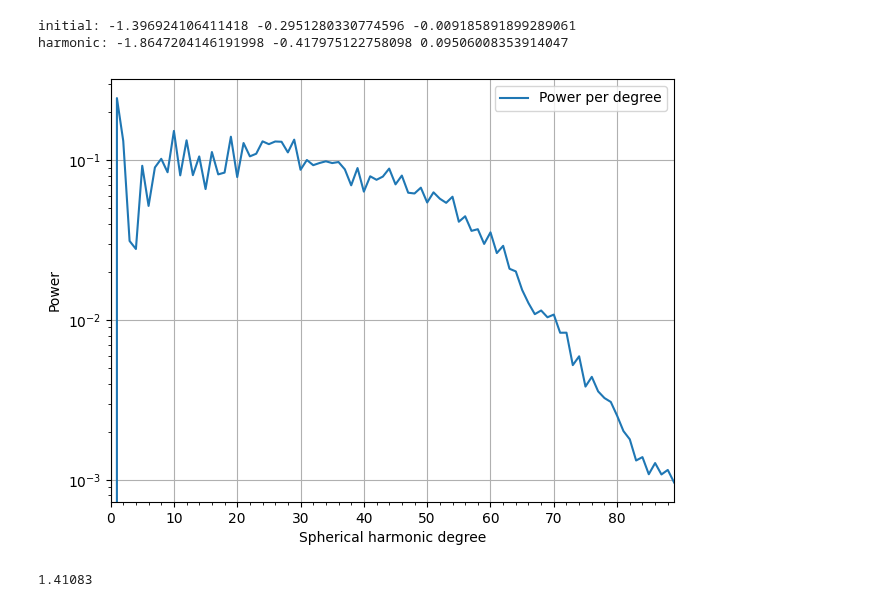
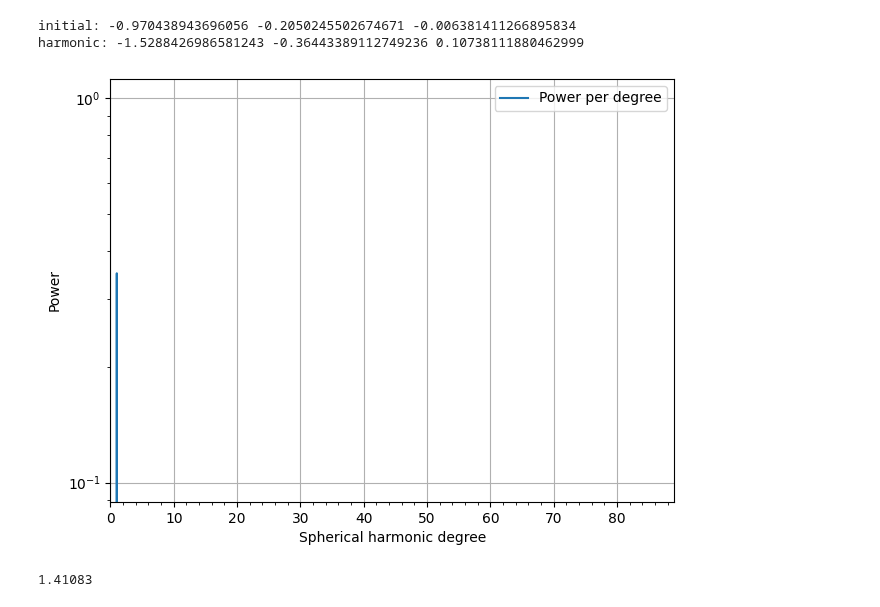
Before and after one commit to maxime-rousselet-cnes/SNREI, a Jupyter notebook: temp2.ipynb, the cells around one changed output. Saved outputs shown, nothing was run; the diff lists cells and outputs as text; code cells hidden in the pictures.

```diff
--- a/temp2.ipynb
+++ b/temp2.ipynb
@@ -33,43 +49,43 @@ harmonic: -1.6537449496621162 -0.37316201894317813 0.08609754036014658
 # %%
 from src.utils import (
     load_complex_array_from_binary,
-    elastic_load_signal_trends_path,
+    harmonic_load_signal_trends_before_degree_one_replacement_path,
     harmonic_load_signal_trends_path,
 )
 from pyshtools import SHCoeffs
 
-elastic_load_signal_trends = load_complex_array_from_binary(
-    name="0", path=elastic_load_signal_trends_path
+before_replacement_load_signal_trends = load_complex_array_from_binary(
+    name="2", path=harmonic_load_signal_trends_before_degree_one_replacement_path
 ).real
 
 C_1_0, C_1_1, S_1_1 = (
-    elastic_load_signal_trends[0, 1, 0],
-    elastic_load_signal_trends[0, 1, 1],
-    elastic_load_signal_trends[1, 1, 1],
+    before_replacement_load_signal_trends[0, 1, 0],
+    before_replacement_load_signal_trends[0, 1, 1],
+    before_replacement_load_signal_trends[1, 1, 1],
 )
 
-computed_elastic_load_signal_trends = load_complex_array_from_binary(
+load_signal_trends = load_complex_array_from_binary(
     name="2", path=harmonic_load_signal_trends_path
 ).real
 
 computed_C_1_0, computed_C_1_1, computed_S_1_1 = (
-    computed_elastic_load_signal_trends[0, 1, 0],
-    computed_elastic_load_signal_trends[0, 1, 1],
-    computed_elastic_load_signal_trends[1, 1, 1],
+    load_signal_trends[0, 1, 0],
+    load_signal_trends[0, 1, 1],
+    load_signal_trends[1, 1, 1],
 )
 
 print("initial:", C_1_0, C_1_1, S_1_1)
 print("harmonic:", computed_C_1_0, computed_C_1_1, computed_S_1_1)
 
 from numpy import round
 clm = SHCoeffs.from_array(
-    coeffs=round(computed_elastic_load_signal_trends - elastic_load_signal_trends, 6)
+    coeffs=round(load_signal_trends - before_replacement_load_signal_trends, 6)
 )
 fig, ax = clm.plot_spectrum(show=False)
 # %% [output]
-initial: -1.396924106411418 -0.2951280330774596 -0.009185891899289061
-harmonic: -1.8647204146191998 -0.417975122758098 0.09506008353914047
+initial: -0.970438943696056 -0.2050245502674671 -0.006381411266895834
+harmonic: -1.5288426986581243 -0.36443389112749236 0.10738111880462999
-[figure, old version]
+[figure, new version]
 # %%
 from src.utils import (
     compute_harmonic_signal_trends,
```
Also changed, not shown: parts of 3 cells of this notebook, 9 other files.
